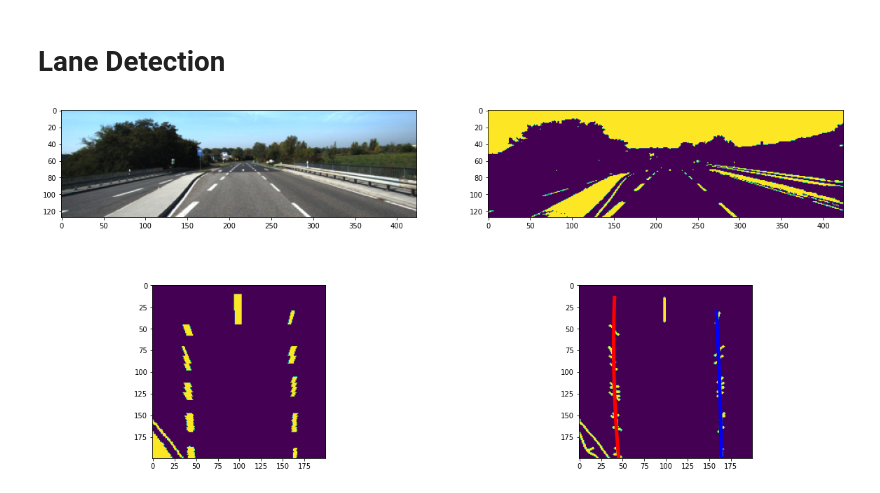
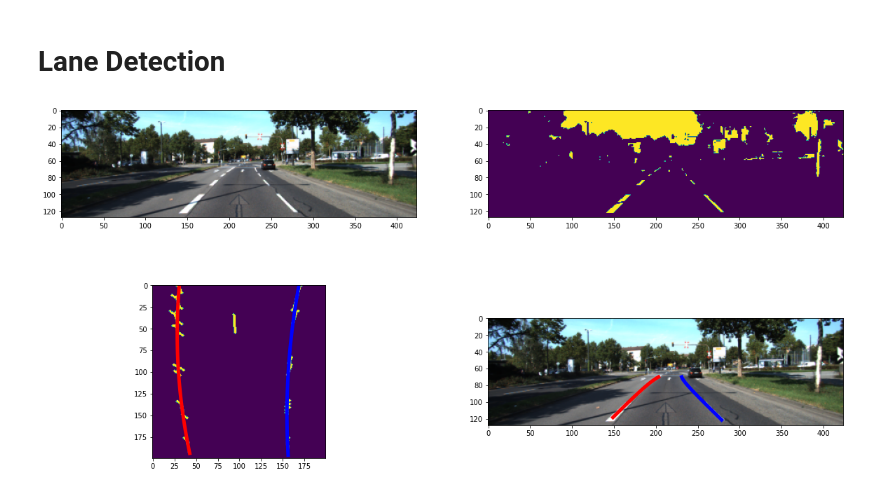
Before and after one commit to sagarkhadse/lane-detection, a Jupyter notebook: lane_detection.ipynb, the cells around one changed output. Saved outputs shown, nothing was run; the diff lists cells and outputs as text; code cells hidden in the pictures.

```diff
--- a/lane_detection.ipynb
+++ b/lane_detection.ipynb
@@ -23,62 +20,54 @@ cal_dir = 'data/training/calib/'
 cal_src = np.array([[0, 0], [0, 200], [200, 200], [200, 0]])
 cal_dst = np.array([[197, 70], [82, 128], [342, 128], [237, 70]])
 
-img = imread(data_dir + 'umm_000012.png')
+img = imread(data_dir + 'umm_000004.png')
 img = resize(img, (128, 424))
 img_lab = rgb2lab(img)
 l = img_lab[:,:,0]
 a = img_lab[:,:,1]
 b = img_lab[:,:,2]
 
-# # Sobel filtering and Thresholding
-# l_sobel = sobel(l)
-# l_sobel_thresh = threshold_yen(l_sobel)
-# l_sobel = l_sobel > l_sobel_thresh
-
 # Thresholding l
 l_thresh = threshold_triangle(l)
 l = l > l_thresh
 
-
-# # combining the two results
-# l_comb = l + l_sobel
-# l_comb = l_comb > 0
-
-
-tform3 = ProjectiveTransform()
-tform3.estimate(cal_src, cal_dst)
-warped = warp(l, tform3, output_shape=(200, 200))
-# ero_warped = binary_erosion(warped)
+tform = ProjectiveTransform()
+tform.estimate(cal_dst, cal_src)
+warped = warp(l, tform.inverse, output_shape=(200, 200))
 thin_warped = binary_dilation(thin(warped))
 
 points = np.argwhere(thin_warped == 1)
-# km = KMeans(n_clusters=2, random_state=42).fit(points)
 left_indices = np.argwhere(points[:,1] < 100)
 right_indices = np.argwhere(points[:,1] > 100)
 
 X = points[:, 0]
 Y = points[:, 1]
 model = make_pipeline(PolynomialFeatures(2), RANSACRegressor(random_state=42))
 model.fit(X[right_indices], Y[right_indices])
 x_plot_right = np.linspace(X[right_indices].min(), X[right_indices].max())
-y_plot_right = model.predict(x_plot_right[:, np.newaxis])
+y_plot_right = model.predict(x_plot_right[:, np.newaxis]).reshape(-1)
+right = np.stack((y_plot_right, x_plot_right), axis=1)
 model.fit(X[left_indices], Y[left_indices])
 x_plot_left = np.linspace(X[left_indices].min(), X[left_indices].max())
-y_plot_left = model.predict(x_plot_left[:, np.newaxis])
-
+y_plot_left = model.predict(x_plot_left[:, np.newaxis]).reshape(-1)
+left = np.stack((y_plot_left, x_plot_left), axis=1)
+right = tform.inverse(right)
+left = tform.inverse(left)
 
 plt.figure(figsize=(20,10))
 plt.subplot(221)
 plt.imshow(img)
 plt.subplot(222)
 plt.imshow(l)
 plt.subplot(223)
-plt.imshow(warped)
-plt.subplot(224)
 plt.imshow(thin_warped)
 plt.plot(y_plot_left, x_plot_left, linewidth=5.0, c='r')
 plt.plot(y_plot_right, x_plot_right, linewidth=5.0, c='b')
+plt.subplot(224)
+plt.imshow(img)
+plt.plot(left[:,0], left[:,1], linewidth=5.0, c='r')
+plt.plot(right[:,0], right[:,1], linewidth=5.0, c='b')
 
 plt.show()
 # %% [output]
-[figure, old version]
+[figure, new version]
```
Also changed, not shown: parts of 1 cell of this notebook.
